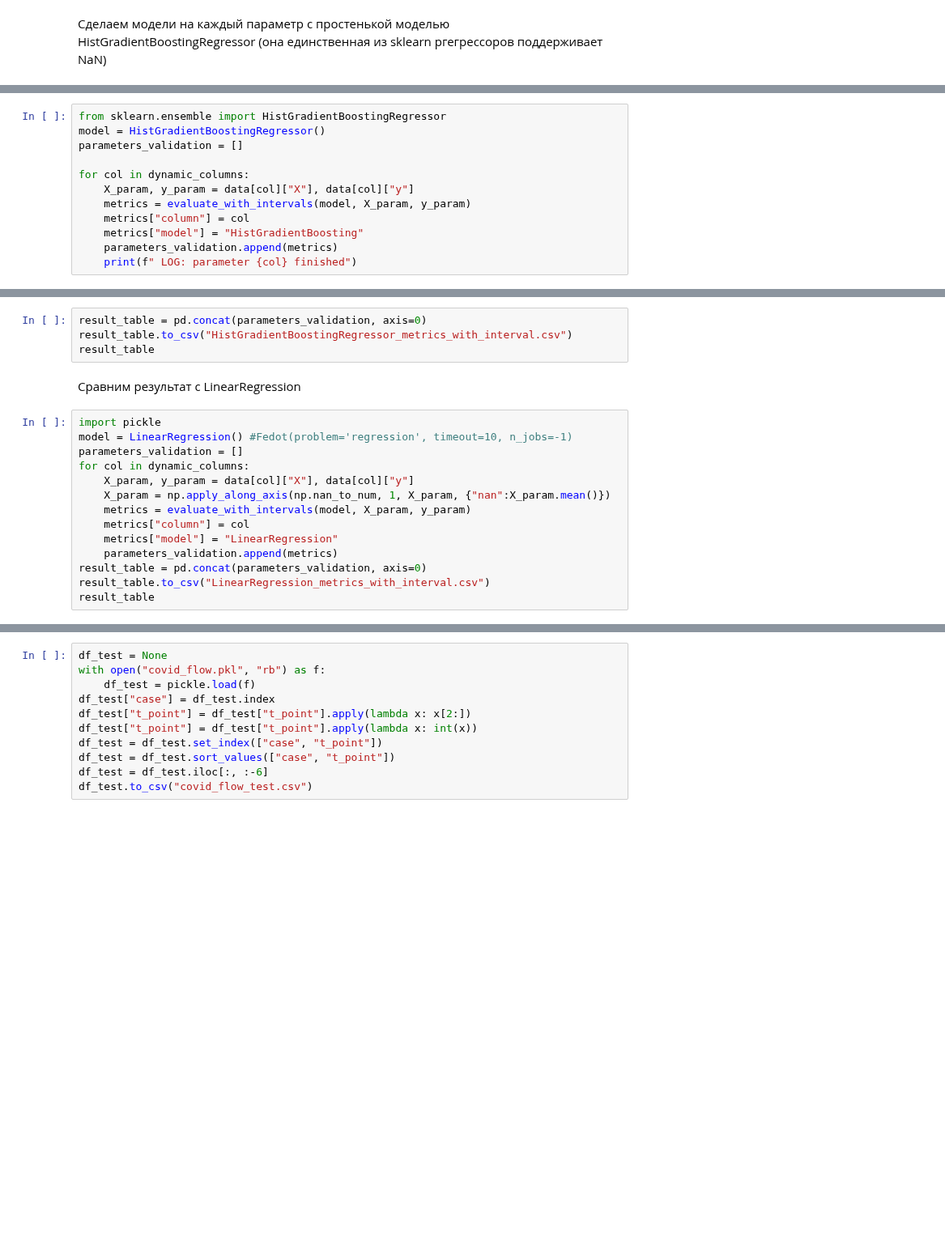
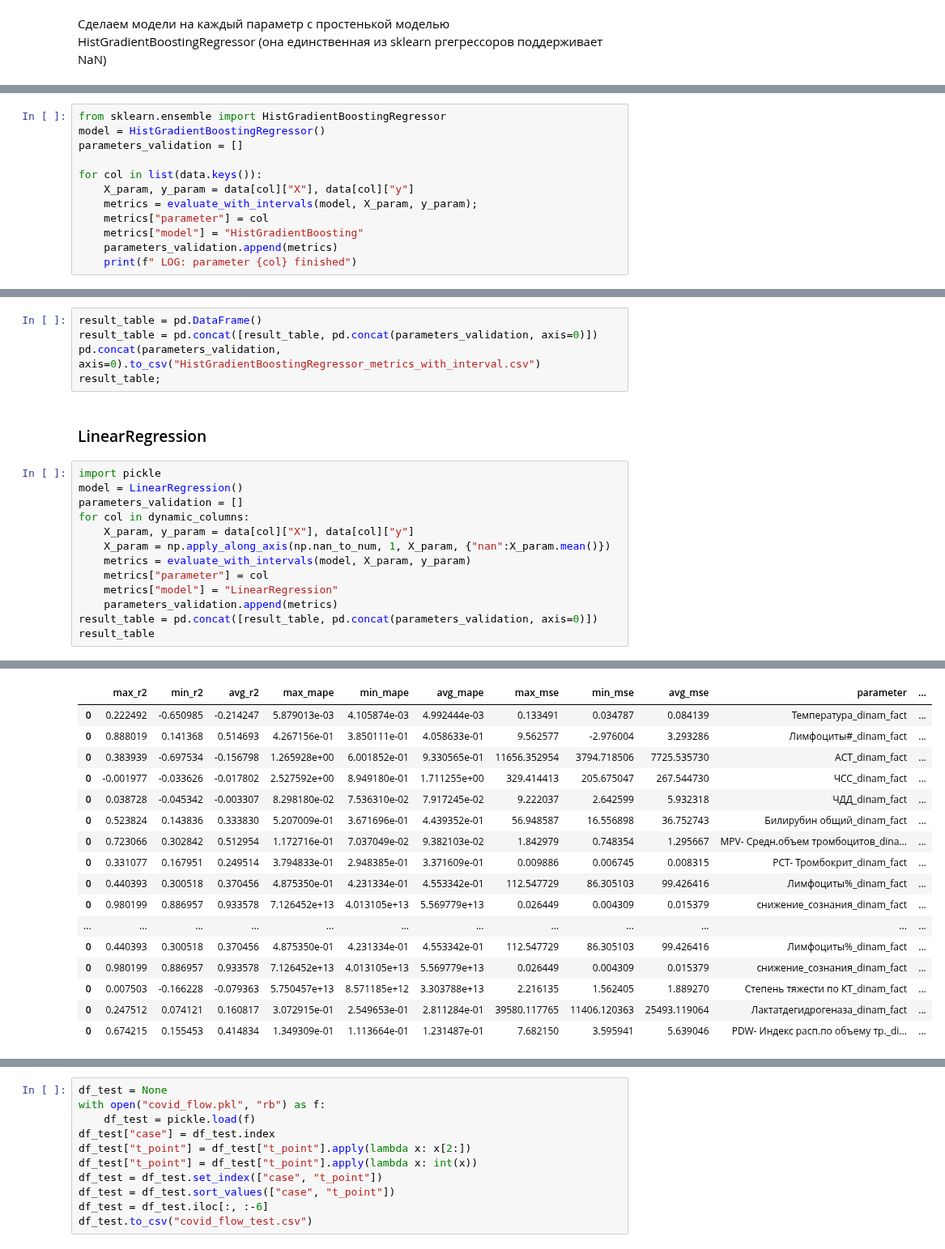
Before and after one commit to geniusserg/CovidPredict, a Jupyter notebook: fedot.ipynb, the cells around one changed output, grey strips where cells are left out. Shown at 81% size. Cells and saved outputs as stored; diff of their text form; blank space fills up the shorter version.

```diff
--- a/fedot.ipynb
+++ b/fedot.ipynb
@@ -266,10 +283,10 @@ from sklearn.ensemble import HistGradientBoostingRegressor
 model = HistGradientBoostingRegressor()
 parameters_validation = []
 
-for col in dynamic_columns:
+for col in list(data.keys()):
     X_param, y_param = data[col]["X"], data[col]["y"]
-    metrics = evaluate_with_intervals(model, X_param, y_param)
-    metrics["column"] = col
+    metrics = evaluate_with_intervals(model, X_param, y_param);
+    metrics["parameter"] = col
     metrics["model"] = "HistGradientBoosting"
     parameters_validation.append(metrics)
     print(f" LOG: parameter {col} finished")
@@ -276,20 +311,21 @@ for col in dynamic_columns:
 # %%
-result_table = pd.concat(parameters_validation, axis=0)
-result_table.to_csv("HistGradientBoostingRegressor_metrics_with_interval.csv")
-result_table
+result_table = pd.DataFrame()
+result_table = pd.concat([result_table, pd.concat(parameters_validation, axis=0)])
+pd.concat(parameters_validation, axis=0).to_csv("HistGradientBoostingRegressor_metrics_with_interval.csv")
+result_table;
 # %% [markdown]
-Сравним результат с LinearRegression
+### LinearRegression
 # %%
 import pickle
-model = LinearRegression() #Fedot(problem='regression', timeout=10, n_jobs=-1)
+model = LinearRegression()
 parameters_validation = []
 for col in dynamic_columns:
     X_param, y_param = data[col]["X"], data[col]["y"]
     X_param = np.apply_along_axis(np.nan_to_num, 1, X_param, {"nan":X_param.mean()})
     metrics = evaluate_with_intervals(model, X_param, y_param)
-    metrics["column"] = col
+    metrics["parameter"] = col
     metrics["model"] = "LinearRegression"
     parameters_validation.append(metrics)
-result_table = pd.concat(parameters_validation, axis=0)
-result_table.to_csv("LinearRegression_metrics_with_interval.csv")
+result_table = pd.concat([result_table, pd.concat(parameters_validation, axis=0)])
 result_table
+# %% [output]
@@ -295,0 +349,17 @@ result_table
+|  | max_r2 | min_r2 | avg_r2 | max_mape | min_mape | avg_mape | max_mse | min_mse | avg_mse | parameter | ... |
+| 0 | 0.222492 | -0.650985 | -0.214247 | 5.879013e-03 | 4.105874e-03 | 4.992444e-03 | 0.133491 | 0.034787 | 0.084139 | Температура_dinam_fact | ... |
+| 0 | 0.888019 | 0.141368 | 0.514693 | 4.267156e-01 | 3.850111e-01 | 4.058633e-01 | 9.562577 | -2.976004 | 3.293286 | Лимфоциты#_dinam_fact | ... |
+| 0 | 0.383939 | -0.697534 | -0.156798 | 1.265928e+00 | 6.001852e-01 | 9.330565e-01 | 11656.352954 | 3794.718506 | 7725.535730 | АСТ_dinam_fact | ... |
+| 0 | -0.001977 | -0.033626 | -0.017802 | 2.527592e+00 | 8.949180e-01 | 1.711255e+00 | 329.414413 | 205.675047 | 267.544730 | ЧСС_dinam_fact | ... |
+| 0 | 0.038728 | -0.045342 | -0.003307 | 8.298180e-02 | 7.536310e-02 | 7.917245e-02 | 9.222037 | 2.642599 | 5.932318 | ЧДД_dinam_fact | ... |
+| 0 | 0.523824 | 0.143836 | 0.333830 | 5.207009e-01 | 3.671696e-01 | 4.439352e-01 | 56.948587 | 16.556898 | 36.752743 | Билирубин общий_dinam_fact | ... |
+| 0 | 0.723066 | 0.302842 | 0.512954 | 1.172716e-01 | 7.037049e-02 | 9.382103e-02 | 1.842979 | 0.748354 | 1.295667 | MPV- Средн.объем тромбоцитов_dina... | ... |
+| 0 | 0.331077 | 0.167951 | 0.249514 | 3.794833e-01 | 2.948385e-01 | 3.371609e-01 | 0.009886 | 0.006745 | 0.008315 | PCT- Тромбокрит_dinam_fact | ... |
+| 0 | 0.440393 | 0.300518 | 0.370456 | 4.875350e-01 | 4.231334e-01 | 4.553342e-01 | 112.547729 | 86.305103 | 99.426416 | Лимфоциты%_dinam_fact | ... |
+| 0 | 0.980199 | 0.886957 | 0.933578 | 7.126452e+13 | 4.013105e+13 | 5.569779e+13 | 0.026449 | 0.004309 | 0.015379 | снижение_сознания_dinam_fact | ... |
+| ... | ... | ... | ... | ... | ... | ... | ... | ... | ... | ... | ... |
+| 0 | 0.440393 | 0.300518 | 0.370456 | 4.875350e-01 | 4.231334e-01 | 4.553342e-01 | 112.547729 | 86.305103 | 99.426416 | Лимфоциты%_dinam_fact | ... |
+| 0 | 0.980199 | 0.886957 | 0.933578 | 7.126452e+13 | 4.013105e+13 | 5.569779e+13 | 0.026449 | 0.004309 | 0.015379 | снижение_сознания_dinam_fact | ... |
+| 0 | 0.007503 | -0.166228 | -0.079363 | 5.750457e+13 | 8.571185e+12 | 3.303788e+13 | 2.216135 | 1.562405 | 1.889270 | Cтепень тяжести по КТ_dinam_fact | ... |
+| 0 | 0.247512 | 0.074121 | 0.160817 | 3.072915e-01 | 2.549653e-01 | 2.811284e-01 | 39580.117765 | 11406.120363 | 25493.119064 | Лактатдегидрогеназа_dinam_fact | ... |
+| 0 | 0.674215 | 0.155453 | 0.414834 | 1.349309e-01 | 1.113664e-01 | 1.231487e-01 | 7.682150 | 3.595941 | 5.639046 | PDW- Индекс расп.по объему тр._di... | ... |
```
Also changed, not shown: parts of 13 cells of this notebook, 1 other file.
